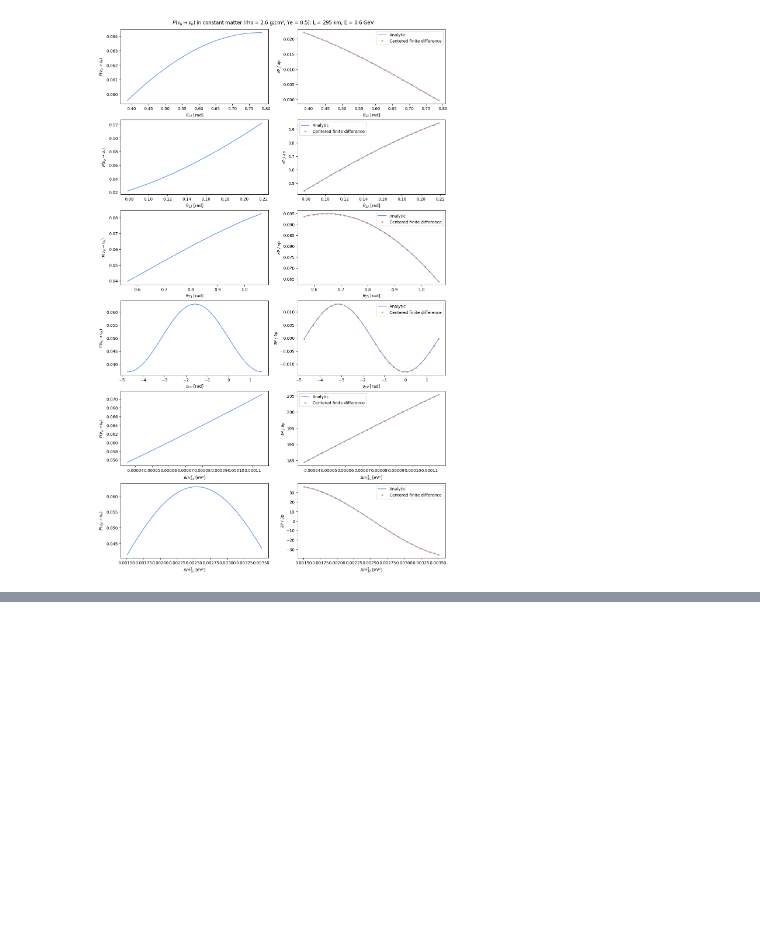
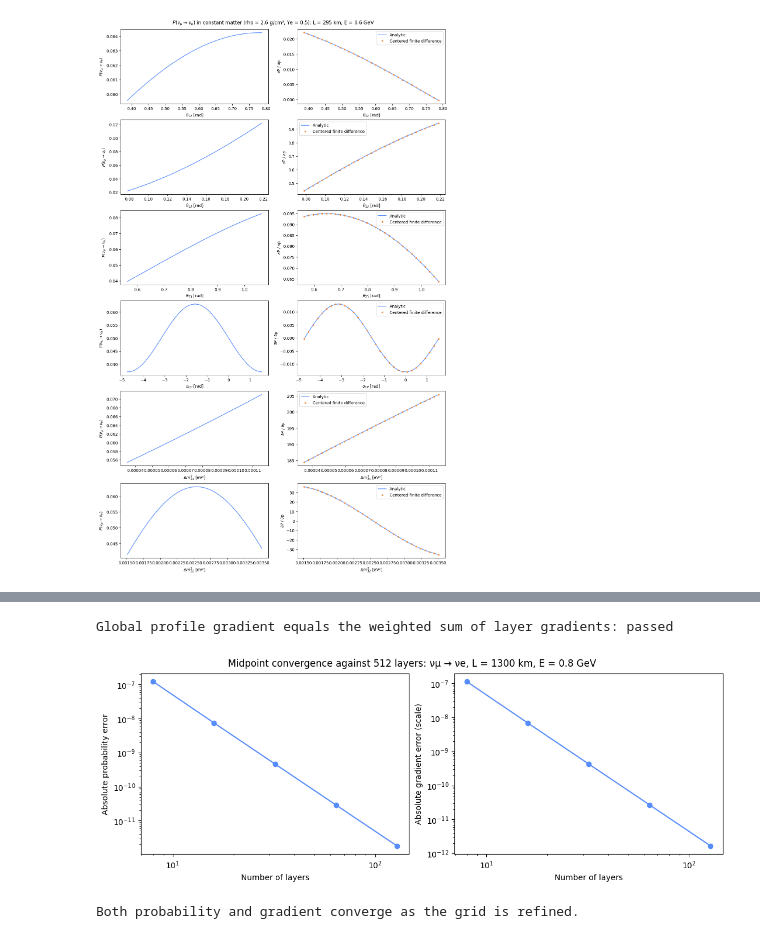
Before and after one commit to nadrino/nu-waves, a Jupyter notebook: notebooks/06_gradient.ipynb, the cells around one changed output, grey strips where cells are left out. Drawn from its saved outputs; the diff is of its cells as text; code cells hidden in the pictures; blank space fills up the shorter version.

```diff
--- a/notebooks/06_gradient.ipynb
+++ b/notebooks/06_gradient.ipynb
@@ -101,0 +222,33 @@ MassSquaredDifference(i=3, j=2): epsilon=1e-09, max absolute error=1.362e-07
+# %%
+# Check the global chain rule against a Jacobian of independent layer values.
+oscillator = makeContinuous(nLayers=24)
+_, globalGradient = oscillator.probability(diagnosticEvents, parameterBasis=[ProfileParameter('scale')])
+_, localGradient = oscillator.probability(diagnosticEvents,
+    parameterBasis=[MatterDensity(k) for k in range(24)])
+dRho, _ = oscillator.hamiltonian._matter_profile.parameterGradients({'scale'})['scale']
+np.testing.assert_allclose(globalGradient[:, 0], localGradient @ dRho, atol=1e-13)
+print('Global profile gradient equals the weighted sum of layer gradients: passed')
+
+layerCounts = [8, 16, 32, 64, 128]
+referenceP, referenceG = makeContinuous(nLayers=512).probability(diagnosticEvents,
+    parameterBasis=[ProfileParameter('scale')])
+probabilityErrors, gradientErrors = [], []
+for count in layerCounts:
+    probability, gradient = makeContinuous(nLayers=count).probability(diagnosticEvents,
+        parameterBasis=[ProfileParameter('scale')])
+    probabilityErrors.append(abs(probability[0] - referenceP[0]))
+    gradientErrors.append(abs(gradient[0, 0] - referenceG[0, 0]))
+assert np.all(np.diff(probabilityErrors) < 0)
+assert np.all(np.diff(gradientErrors) < 0)
+fig, axes = plt.subplots(1, 2, figsize=(11, 4), constrained_layout=True)
+axes[0].loglog(layerCounts, probabilityErrors, 'o-')
+axes[0].set(xlabel='Number of layers', ylabel='Absolute probability error')
+axes[1].loglog(layerCounts, gradientErrors, 'o-')
+axes[1].set(xlabel='Number of layers', ylabel='Absolute gradient error (scale)')
+fig.suptitle('Midpoint convergence against 512 layers: νμ → νe, L = 1300 km, E = 0.8 GeV')
+plt.show()
+print('Both probability and gradient converge as the grid is refined.')
+# %% [output]
+Global profile gradient equals the weighted sum of layer gradients: passed
+[figure, added]
+Both probability and gradient converge as the grid is refined.
```
Also changed, not shown: parts of 8 cells of this notebook.
